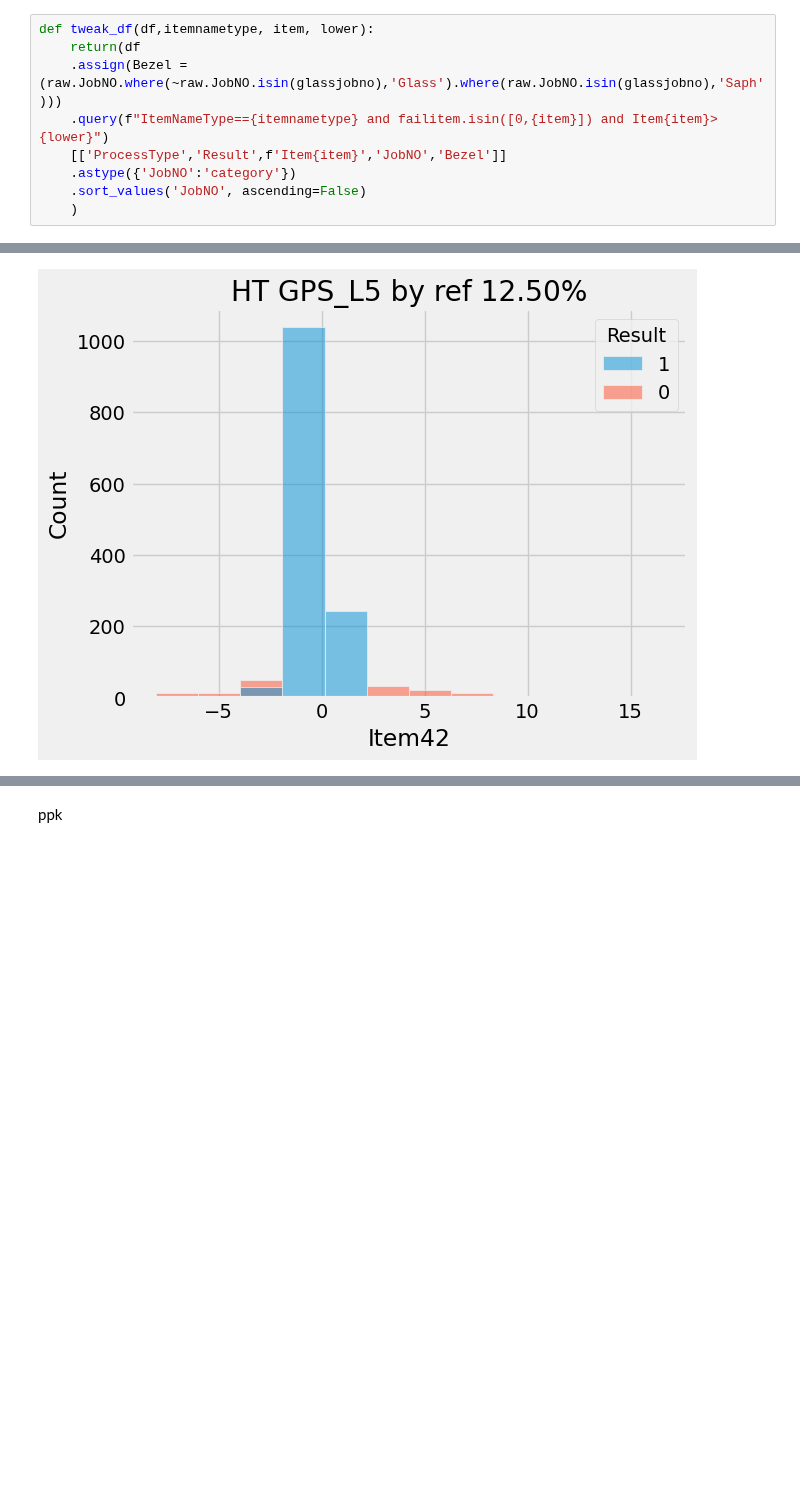
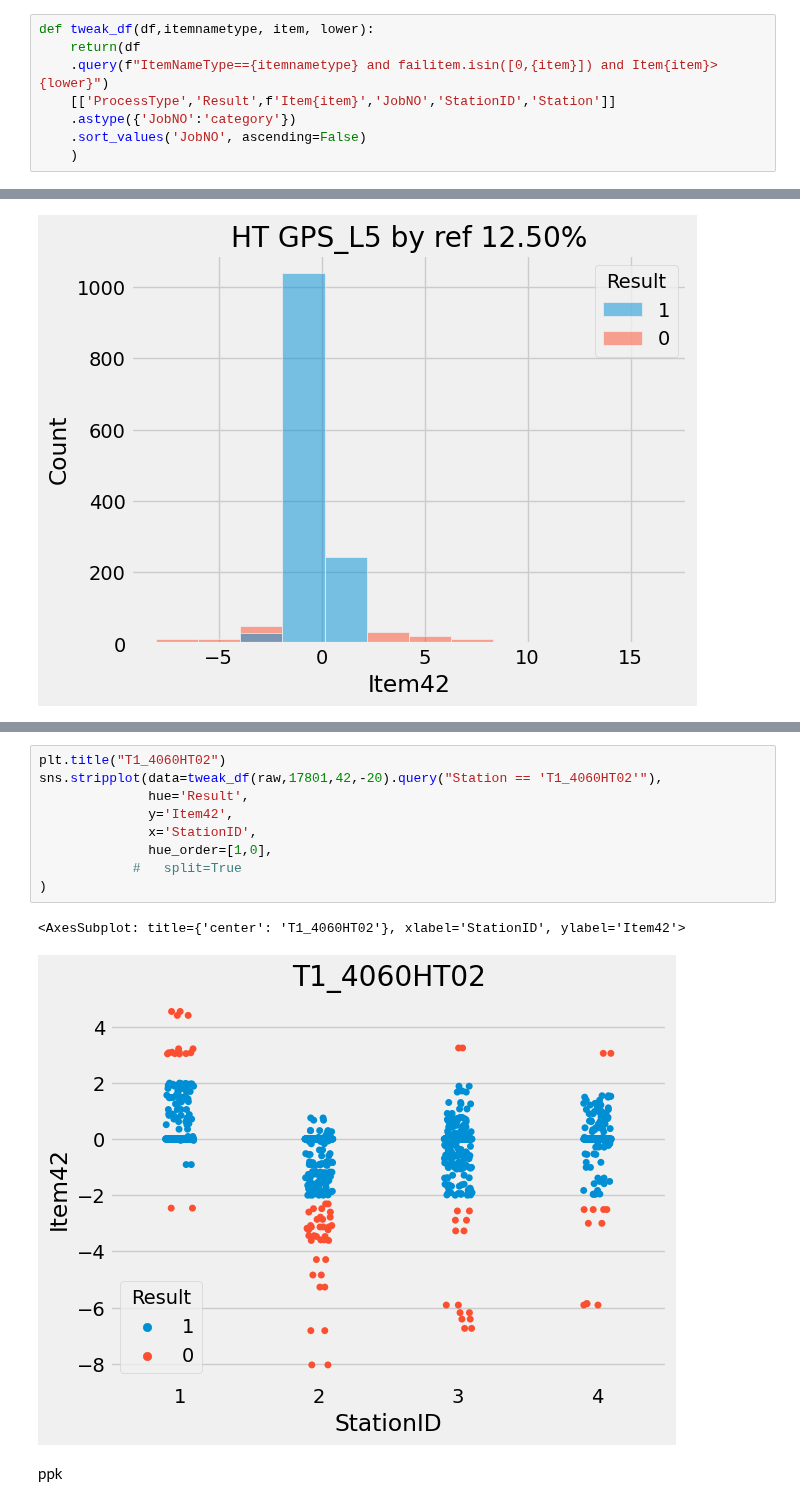
Before and after one commit to CPWRF/Projects, a Jupyter notebook: Products with Python/EPIX pro 51mm/PR/EPIXpro51_PR.ipynb, the cells around one changed output, grey strips where cells are left out. Saved outputs shown, nothing was run; the diff lists cells and outputs as text; blank space fills up the shorter version.

```diff
--- a/Products with Python/EPIX pro 51mm/PR/EPIXpro51_PR.ipynb
+++ b/Products with Python/EPIX pro 51mm/PR/EPIXpro51_PR.ipynb
@@ -20,9 +16,8 @@ def
 # %%
 def tweak_df(df,itemnametype, item, lower):
     return(df
-    .assign(Bezel = (raw.JobNO.where(~raw.JobNO.isin(glassjobno),'Glass').where(raw.JobNO.isin(glassjobno),'Saph')))
     .query(f"ItemNameType=={itemnametype} and failitem.isin([0,{item}]) and Item{item}>{lower}")
-    [['ProcessType','Result',f'Item{item}','JobNO','Bezel']]
+    [['ProcessType','Result',f'Item{item}','JobNO','StationID','Station']]
     .astype({'JobNO':'category'})
     .sort_values('JobNO', ascending=False)
     )
@@ -62,3 +73,15 @@ my_hisplot(raw,17801,42,-20, 'HT GPS_L5 by ref 12.50%');
+# %%
+plt.title("T1_4060HT02")
+sns.stripplot(data=tweak_df(raw,17801,42,-20).query("Station == 'T1_4060HT02'"),
+              hue='Result',
+              y='Item42',
+              x='StationID',
+              hue_order=[1,0],
+            #   split=True
+)
+# %% [output]
+<AxesSubplot: title={'center': 'T1_4060HT02'}, xlabel='StationID', ylabel='Item42'>
+[figure, added]
 # %% [markdown]
 ppk
 # %%
```
Also changed, not shown: parts of 3 cells of this notebook, 30 other files.
